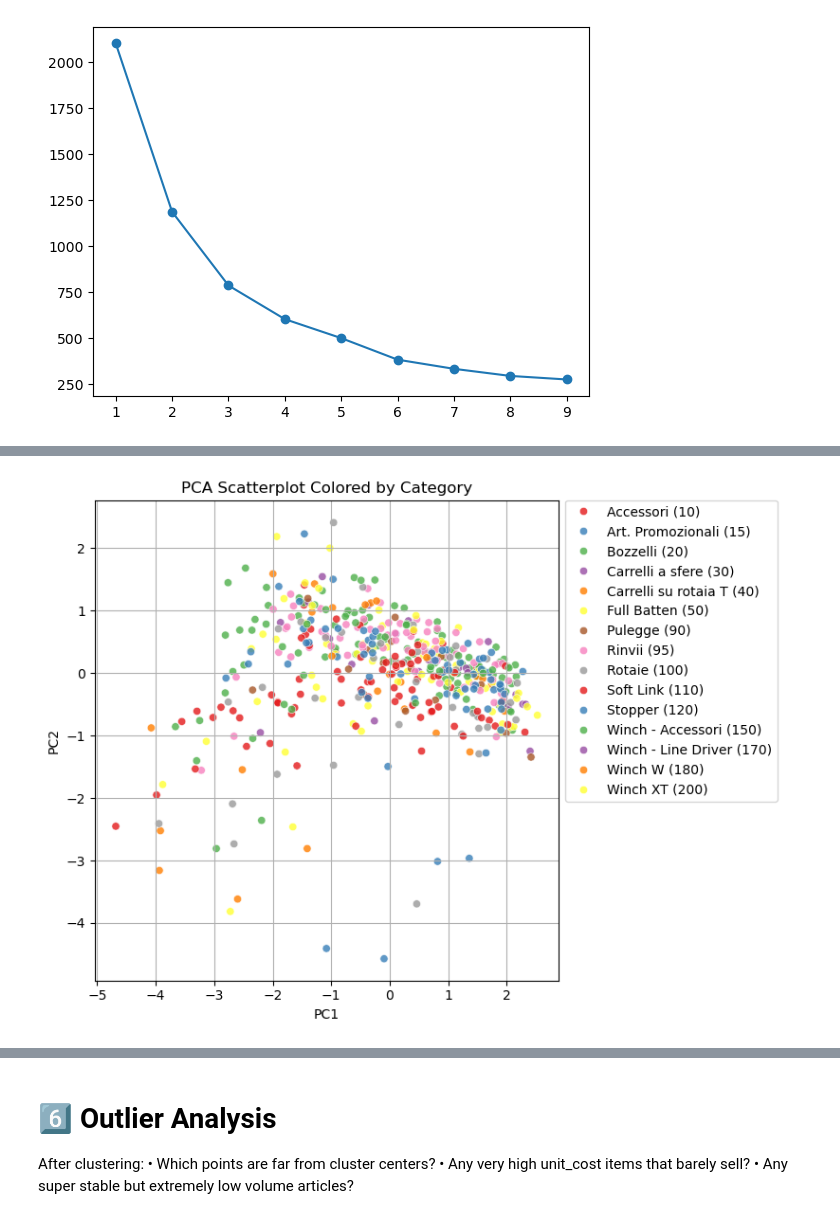
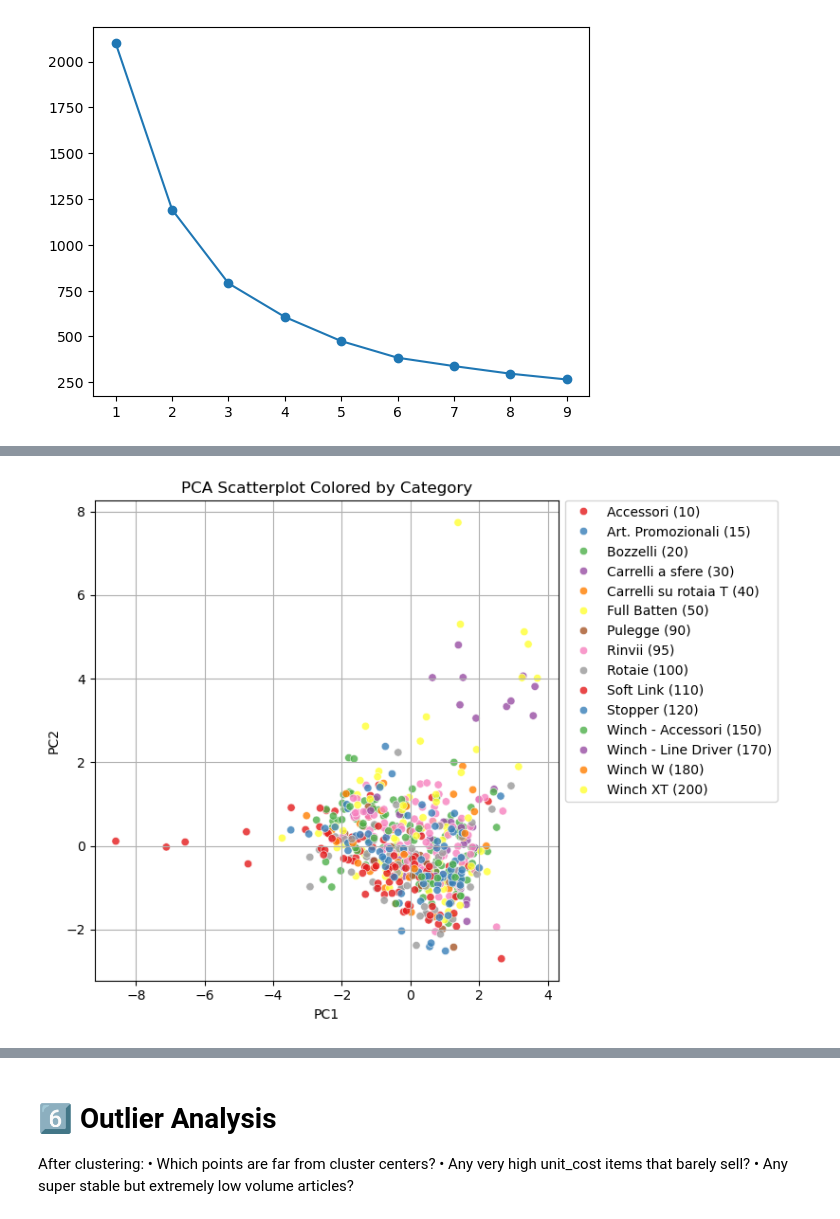
Before and after one commit to werderame/Real-Life-Manufacturing-Inventory-Analysis, a Jupyter notebook: clustering_so_articles/clustering_sales_articles_v02.ipynb, the cells around one changed output, grey strips where cells are left out. Cells and saved outputs as stored; diff of their text form; code cells hidden in the pictures.

Commit message:
moved to positional clustering after outlier detection

```diff
--- a/clustering_so_articles/clustering_sales_articles_v02.ipynb
+++ b/clustering_so_articles/clustering_sales_articles_v02.ipynb
@@ -450,11 +389,4 @@ scaler = StandardScaler()
 stats2['unit_cost_s'] = scaler.fit_transform(stats2[['avg_unit_cost']]) # lower unit cost = better
 
 scaler = StandardScaler()
-stats2['value_is'] = scaler.fit_transform(-stats2[['avg_total_value']]) # higher sales value = better
-
-scaler = StandardScaler()
 stats2['lt_is'] = scaler.fit_transform(-stats2[['avg_lead_time']]) # lower LT = better
-
-
-
-stats2.columns
@@ -648,0 +575,8 @@ Name: count, dtype: int64
+# %%
+results = data[['category', 'item_id', 'zone'] + raw_features]
+all_candidates = pd.concat([
+    data[['category', 'item_id', 'zone'] + raw_features],
+    outlier_check[outlier_check.outlier_type == 'high_sales'][['category', 'item_id', 'outlier_type'] + raw_features].rename(columns={'outlier_type': 'zone'})
+], axis=0, ignore_index=True)
+
+all_candidates.round(3)
@@ -649,27 +597,43 @@ Name: count, dtype: int64
 # %%
-candidates = stats2[stats2.cluster.isin([0,1,3])][['category', 'item_id'] + raw_features + scaled_features]
+# lower = better
+
+scaler = StandardScaler()
+all_candidates['sales_is'] = scaler.fit_transform(-all_candidates[['avg_monthly_sales']]) # more sales = better
+
+scaler = StandardScaler()
+all_candidates['cv_s'] = scaler.fit_transform(all_candidates[['cv_sales']]) # less coefficient of variation = better
+
+scaler = StandardScaler()
+all_candidates['freq_ratio_is'] = scaler.fit_transform(-all_candidates[['freq_ratio']]) # higher frequency = better
+
+scaler = StandardScaler()
+all_candidates['unit_cost_s'] = scaler.fit_transform(all_candidates[['avg_unit_cost']]) # lower unit cost = better
+
+scaler = StandardScaler()
+all_candidates['lt_is'] = scaler.fit_transform(-all_candidates[['avg_lead_time']]) # lower LT = better
+
 
 pca = PCA(n_components=2)
-X_pca = pca.fit_transform(candidates[scaled_features])
+X_pca = pca.fit_transform(all_candidates[scaled_features])
 
 # 2. Build a DataFrame with PCA results
 pca_df = pd.DataFrame(X_pca, columns=['PC1', 'PC2'])
-pca_df['category'] = candidates['category'].values   # 👈 or any other column you want for hue
+pca_df['category'] = all_candidates['category'].values   # 👈 or any other column you want for hue
 
 # 3. Plot with hue
 plt.figure(figsize=(8,6))
 sns.scatterplot(
     data=pca_df,
     x='PC1',
     y='PC2',
     hue='category',      # 👈 add the hue here
     palette='Set1',
     alpha=0.8
 )
 plt.legend(bbox_to_anchor=(1, 1.015), loc='upper left')
 plt.title('PCA Scatterplot Colored by Category')
 plt.grid(True)
 plt.tight_layout()
 plt.show()
 # %% [output]
-[figure, old version]
+[figure, new version]
```
Also changed, not shown: parts of 22 cells of this notebook.
